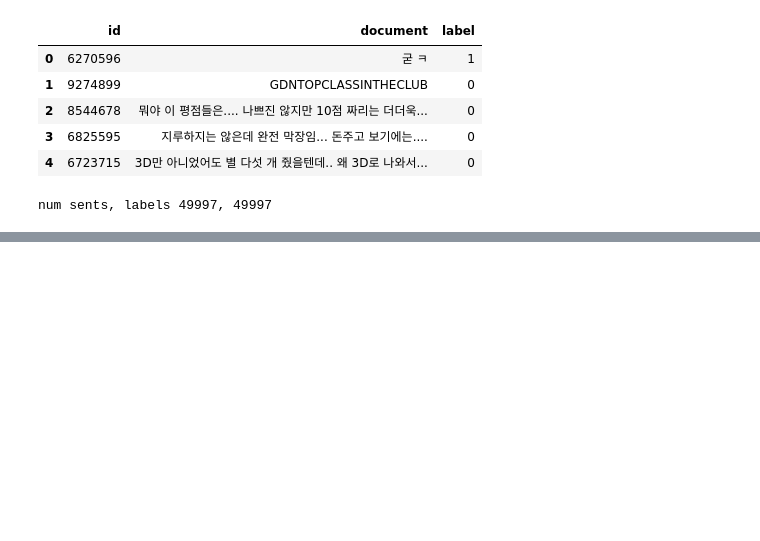
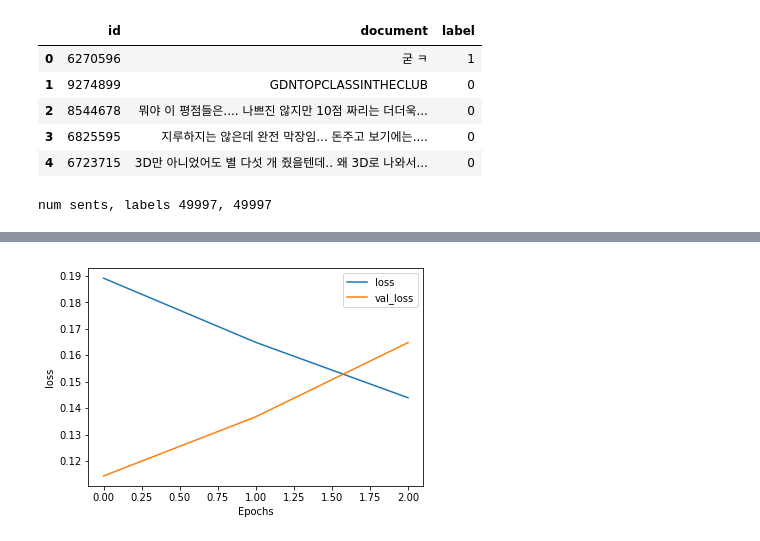
Before and after one commit to NLP-kr/tensorflow-ml-nlp-tf2, a Jupyter notebook: 7.PRETRAIN_METHOD/7.3.gpt2_finetune-KOR.ipynb, the cells around one changed output, grey strips where cells are left out. Cells and saved outputs as stored; diff of their text form; code cells hidden in the pictures; blank space fills up the shorter version.

```diff
--- a/7.PRETRAIN_METHOD/7.3.gpt2_finetune-KOR.ipynb
+++ b/7.PRETRAIN_METHOD/7.3.gpt2_finetune-KOR.ipynb
@@ -356,0 +497,4 @@ test loss, test acc:  [1.6495202827453612, 0.42]
+# %%
+plot_graphs(history, 'loss')
+# %% [output]
+[figure, added]
```
Also changed, not shown: parts of 38 cells of this notebook, 1 other file.
